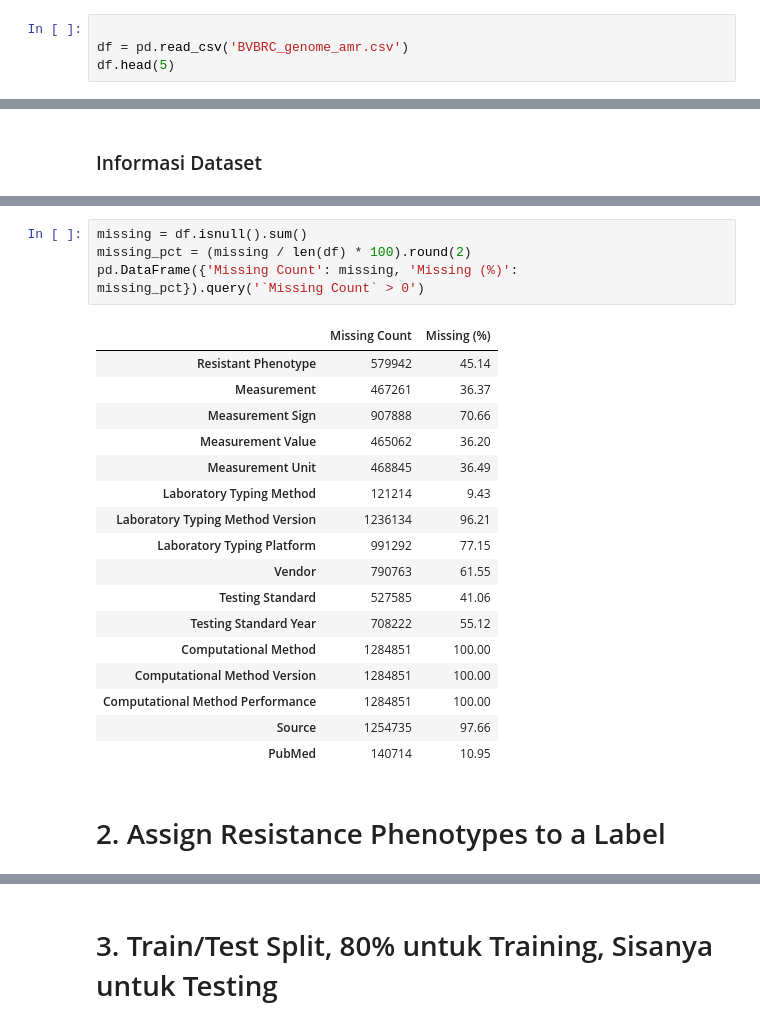
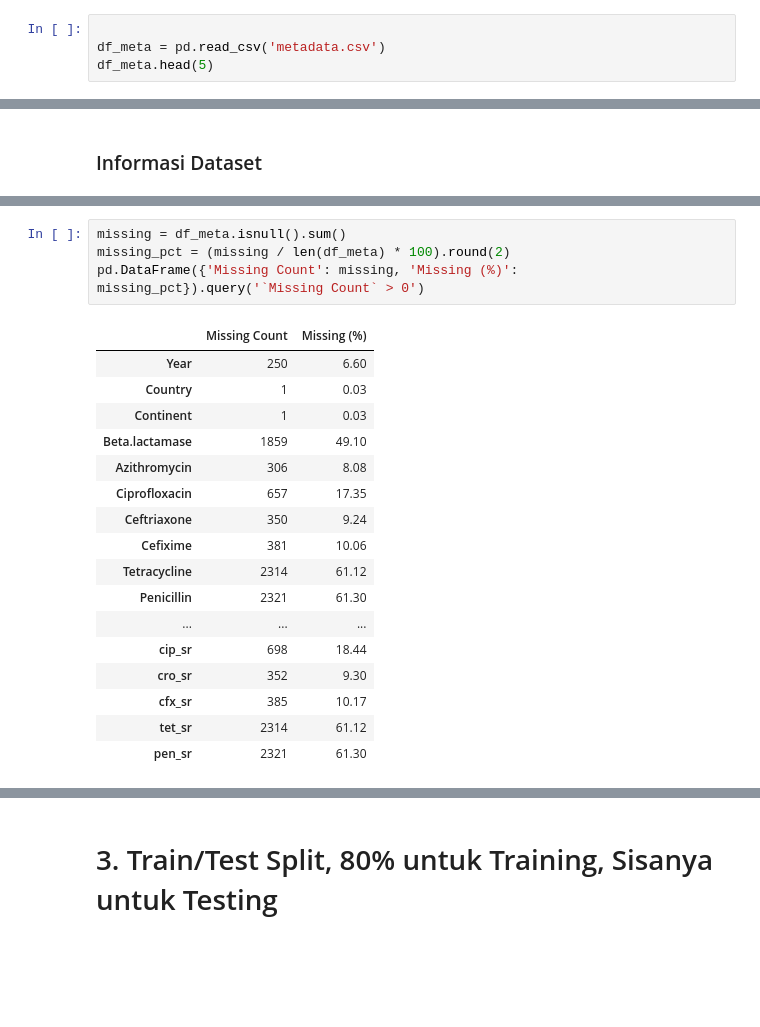
Before and after one commit to Belligool/IF3221_Tugas-Besar_Kelompok-1_K3, a Jupyter notebook: IF3221_Tugas_Besar.ipynb, the cells around one changed output, grey strips where cells are left out. Saved outputs shown, nothing was run; the diff lists cells and outputs as text; blank space fills up the shorter version.

```diff
--- a/IF3221_Tugas_Besar.ipynb
+++ b/IF3221_Tugas_Besar.ipynb
@@ -31,6 +32,6 @@ RANDOM_STATE = 42
 ### Mengunggah Dataset
 # %%
 
-df = pd.read_csv('BVBRC_genome_amr.csv')
-df.head(5)
+df_meta = pd.read_csv('metadata.csv')
+df_meta.head(5)
 # %% [output]
@@ -86,24 +98,22 @@ df.describe(include='all')
 # %%
-missing = df.isnull().sum()
-missing_pct = (missing / len(df) * 100).round(2)
+missing = df_meta.isnull().sum()
+missing_pct = (missing / len(df_meta) * 100).round(2)
 pd.DataFrame({'Missing Count': missing, 'Missing (%)': missing_pct}).query('`Missing Count` > 0')
 # %% [output]
 |  | Missing Count | Missing (%) |
-| Resistant Phenotype | 579942 | 45.14 |
-| Measurement | 467261 | 36.37 |
-| Measurement Sign | 907888 | 70.66 |
-| Measurement Value | 465062 | 36.20 |
-| Measurement Unit | 468845 | 36.49 |
-| Laboratory Typing Method | 121214 | 9.43 |
-| Laboratory Typing Method Version | 1236134 | 96.21 |
-| Laboratory Typing Platform | 991292 | 77.15 |
-| Vendor | 790763 | 61.55 |
-| Testing Standard | 527585 | 41.06 |
-| Testing Standard Year | 708222 | 55.12 |
-| Computational Method | 1284851 | 100.00 |
-| Computational Method Version | 1284851 | 100.00 |
-| Computational Method Performance | 1284851 | 100.00 |
-| Source | 1254735 | 97.66 |
-| PubMed | 140714 | 10.95 |
+| Year | 250 | 6.60 |
+| Country | 1 | 0.03 |
+| Continent | 1 | 0.03 |
+| Beta.lactamase | 1859 | 49.10 |
+| Azithromycin | 306 | 8.08 |
+| Ciprofloxacin | 657 | 17.35 |
+| Ceftriaxone | 350 | 9.24 |
+| Cefixime | 381 | 10.06 |
+| Tetracycline | 2314 | 61.12 |
+| Penicillin | 2321 | 61.30 |
+| ... | ... | ... |
+| cip_sr | 698 | 18.44 |
+| cro_sr | 352 | 9.30 |
+| cfx_sr | 385 | 10.17 |
+| tet_sr | 2314 | 61.12 |
+| pen_sr | 2321 | 61.30 |
-# %% [markdown]
-# 2. Assign Resistance Phenotypes to a Label
```
Also changed, not shown: parts of 25 cells of this notebook, 3 other files.
